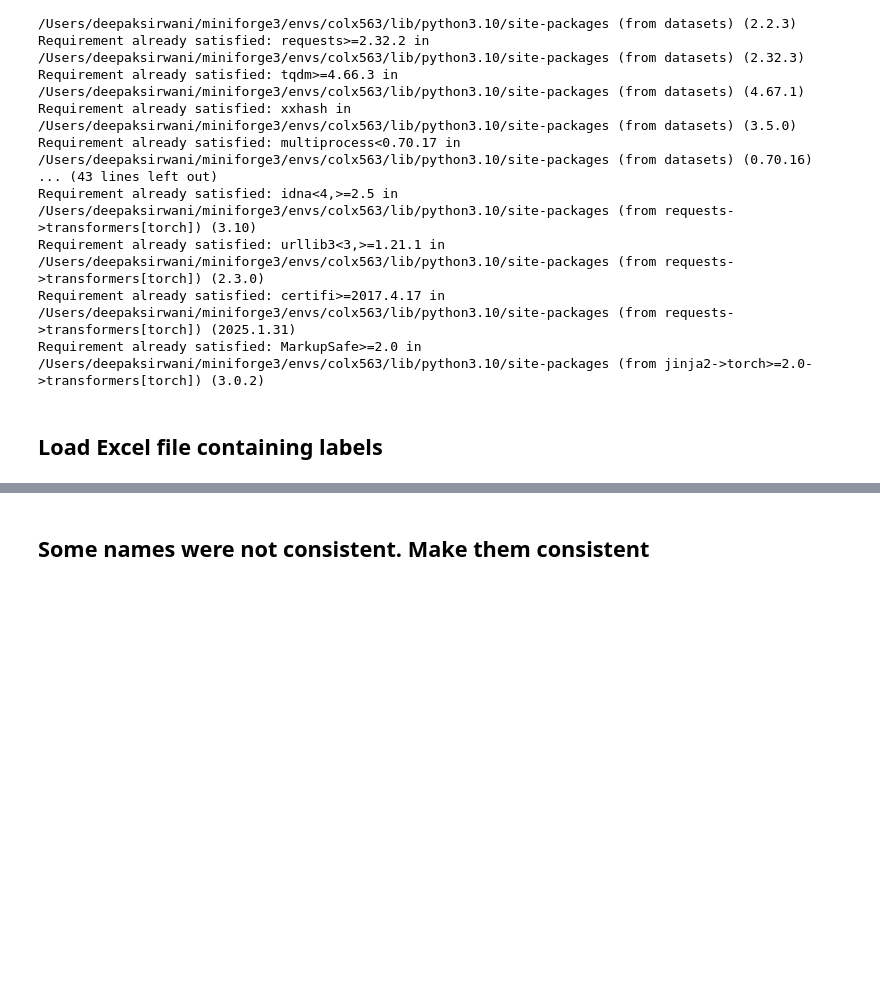
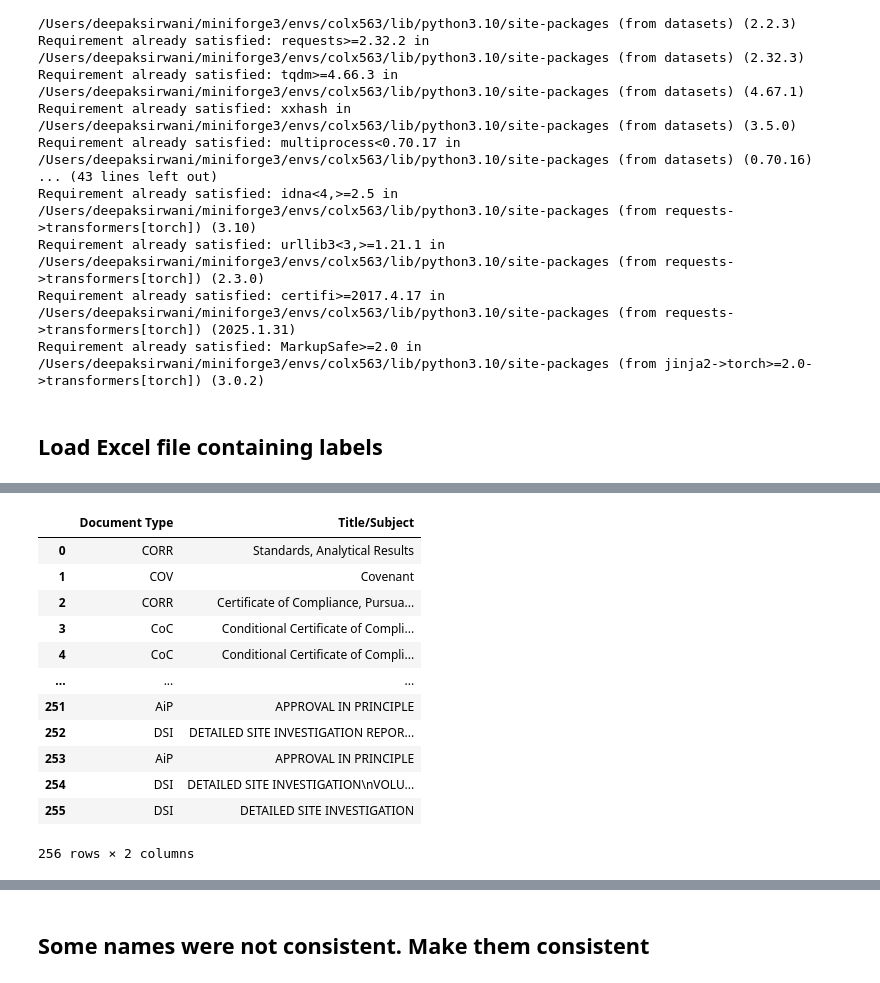
Before and after one commit to kartikwar/nr-site-tagging-pilot, a Jupyter notebook: Classify_document.ipynb, the cells around one changed output, grey strips where cells are left out. Drawn from its saved outputs; the diff is of its cells as text; code cells hidden in the pictures; blank space fills up the shorter version.

```diff
--- a/Classify_document.ipynb
+++ b/Classify_document.ipynb
@@ -40,3 +71,20 @@ df.head()
+# %%
+df = pd.concat([df1, df2], ignore_index=True)
+df
+# %% [output]
+|  | Document Type | Title/Subject |
+| 0 | CORR | Standards, Analytical Results |
+| 1 | COV | Covenant |
+| 2 | CORR | Certificate of Compliance, Pursua... |
+| 3 | CoC | Conditional Certificate of Compli... |
+| 4 | CoC | Conditional Certificate of Compli... |
+| ... | ... | ... |
+| 251 | AiP | APPROVAL IN PRINCIPLE |
+| 252 | DSI | DETAILED SITE INVESTIGATION REPOR... |
+| 253 | AiP | APPROVAL IN PRINCIPLE |
+| 254 | DSI | DETAILED SITE INVESTIGATION\nVOLU... |
+| 255 | DSI | DETAILED SITE INVESTIGATION |
+256 rows × 2 columns
 # %%
 df['Document Type'].value_counts()
 # %% [output]
```
Also changed, not shown: parts of 14 cells of this notebook, 1 other file.
